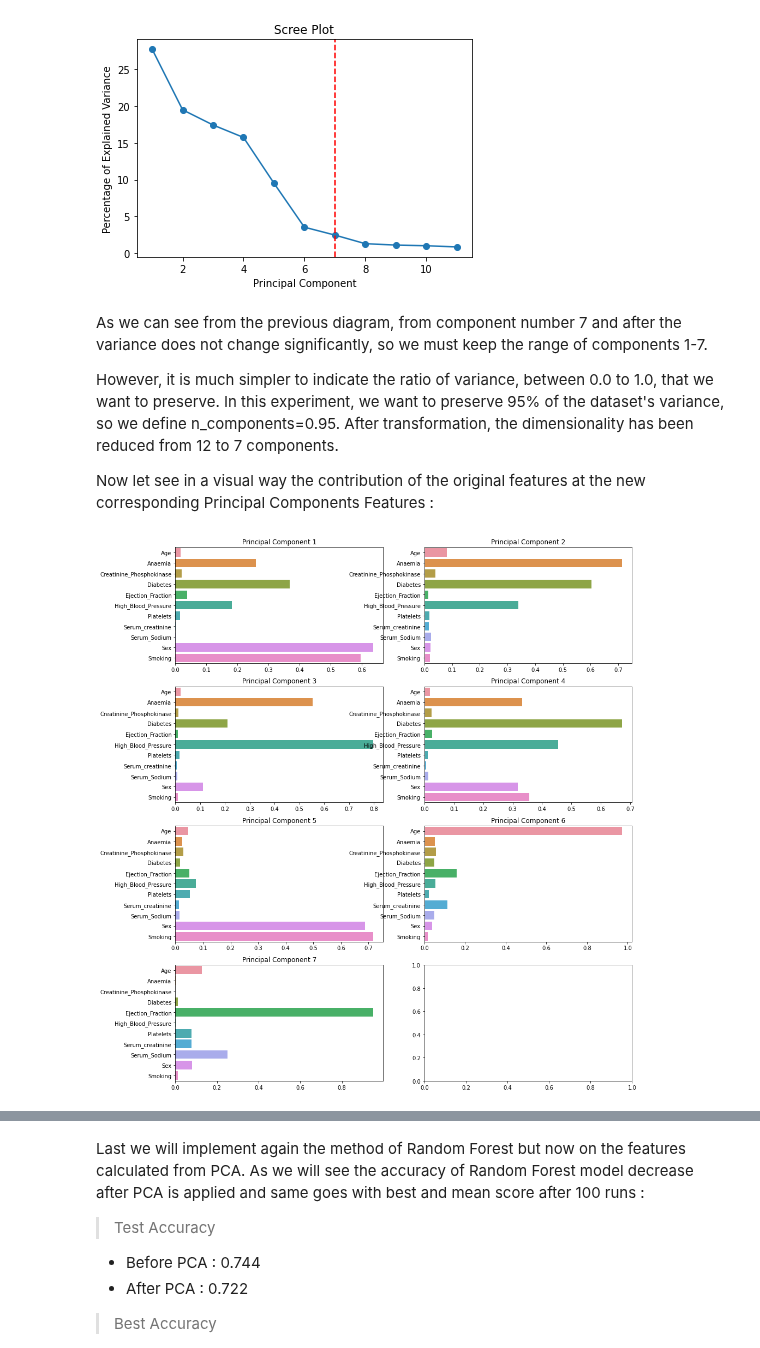
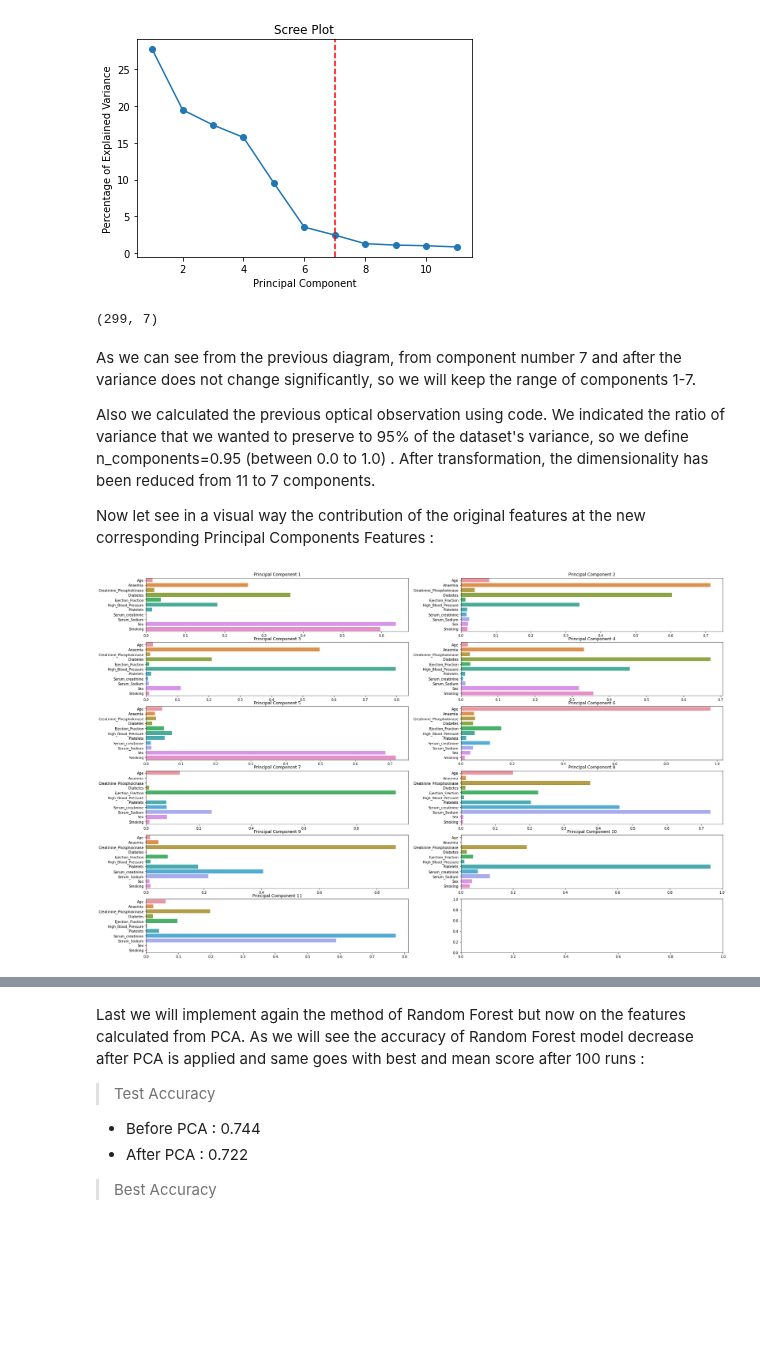
Before and after one commit to spros1/HeartFailureAnalysis, a Jupyter notebook: ExcerA_Heart_Failure.ipynb, the cells around one changed output, grey strips where cells are left out. Saved outputs shown, nothing was run; the diff lists cells and outputs as text; code cells hidden in the pictures; blank space fills up the shorter version.

```diff
--- a/ExcerA_Heart_Failure.ipynb
+++ b/ExcerA_Heart_Failure.ipynb
@@ -211,11 +218,11 @@ Conclusions from the heatmap :
 # %%
-## In order to understand better how all the features are distributed we are going to distplot them
+## In order to understand better how all the features are distributed we are going to visualize them using histplot
 plt.figure(figsize = (20, 25))
 feature_num = 1
 for i in df:
     if feature_num <= 13:
         ax = plt.subplot(4, 4, feature_num)
-        sns.distplot(df[i])
+        sns.histplot(df[i])
         plt.xlabel(i, fontsize = 12)
 
     feature_num += 1
@@ -390,5 +399,6 @@ scaled_df.head()
 ## now perform the PCA
 pca_data = scaled_df.drop(columns='Death_Event')
 pca1 = PCA()
-pca1.fit(pca_data)
+X_train_rf = pca1.fit_transform(pca_data)
+pca1.fit_transform(pca_data).shape
 # %% [output]
@@ -412,26 +418,33 @@ plt.title('Scree Plot')
 plt.show()
 # %% [output]
 [figure]
+# %%
+## set score to 0.95 and fit to find how many features it is best to keep
+pca95 = PCA(n_components=0.95)
+X_train_reduced_rf = pca95.fit_transform(pca_data)
+pca95.fit_transform(pca_data).shape
+# %% [output]
+(299, 7)
 # %% [markdown]
-As we can see from the previous diagram, from component number 7 and after the variance does not change significantly, so we must keep the range of components 1-7.
+As we can see from the previous diagram, from component number 7 and after the variance does not change significantly, so we will keep the range of components 1-7.
 
-However, it is much simpler to indicate the ratio of variance, between 0.0 to 1.0, that we want to preserve. In this experiment, we want to preserve 95% of the dataset's variance, so we define n_components=0.95. After transformation, the dimensionality has been reduced from 12 to 7 components.
+Also we calculated the previous optical observation using code. We indicated the ratio of variance that we wanted to preserve to 95% of the dataset's variance, so we define n_components=0.95 (between 0.0 to 1.0) . After transformation, the dimensionality has been reduced from 11 to 7 components.
 
 Now let see in a visual way the contribution of the original features at the new corresponding Principal Components Features :
 # %%
-## create visuals for the seven new componenets of PCA about the contribution of the initial features
-fig, ax = plt.subplots(nrows=4, ncols=2, figsize=(15, 18))
+## create visuals for the new componenets of PCA about the contribution of the initial features
+fig, ax = plt.subplots(nrows=6, ncols=2, figsize=(30, 20))
 
 row = -1; col = 0
-for i in range(0,7):
+for i in range(0,11):
 
     if(i%2 == 0):
         col = 0
         row = row + 1
     else:
         col=1
 
     sns.barplot(x=abs(pca1.components_[i]), y=pca_data.columns, orient='h', ax=ax[row][col])
     ax[row][col].set_title('Principal Component ' + str(i+1))
 # %% [output]
-[figure, old version]
+[figure, new version]
```
Also changed, not shown: parts of 29 cells of this notebook.
